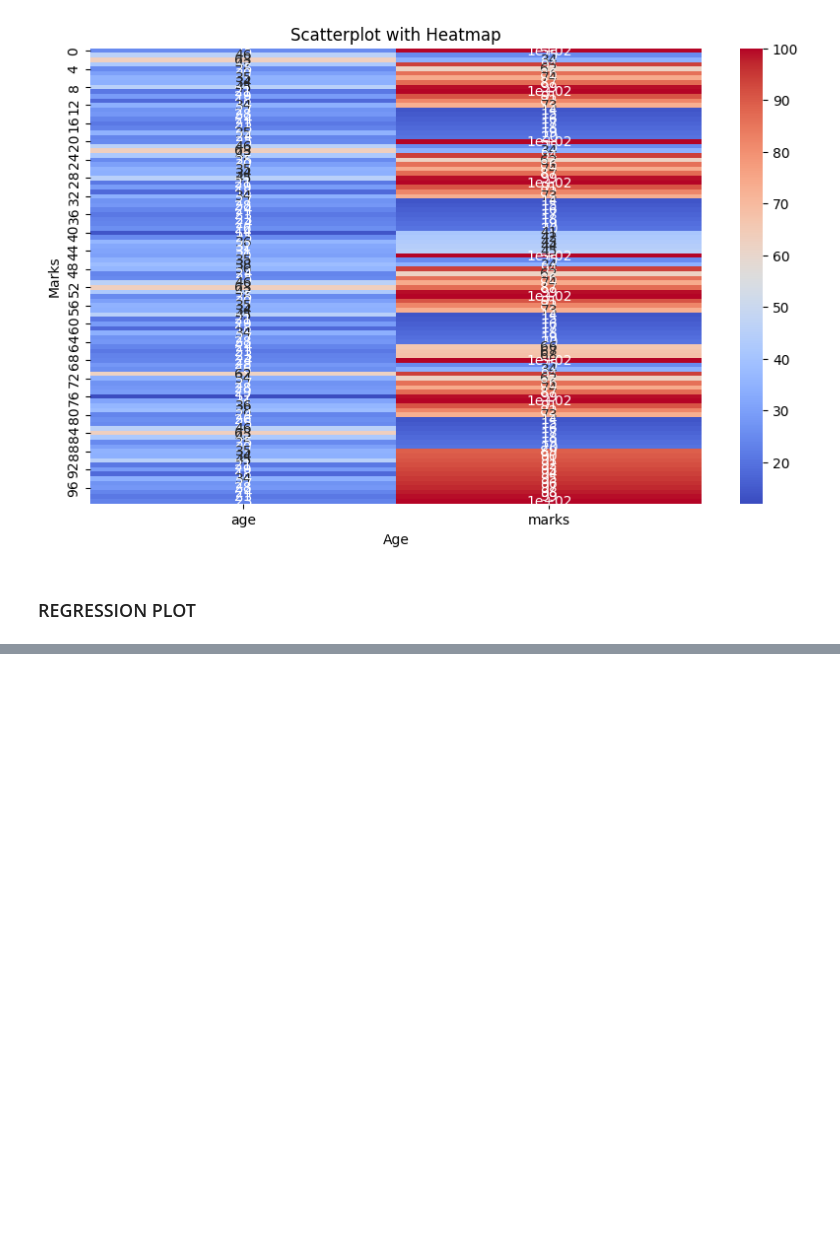
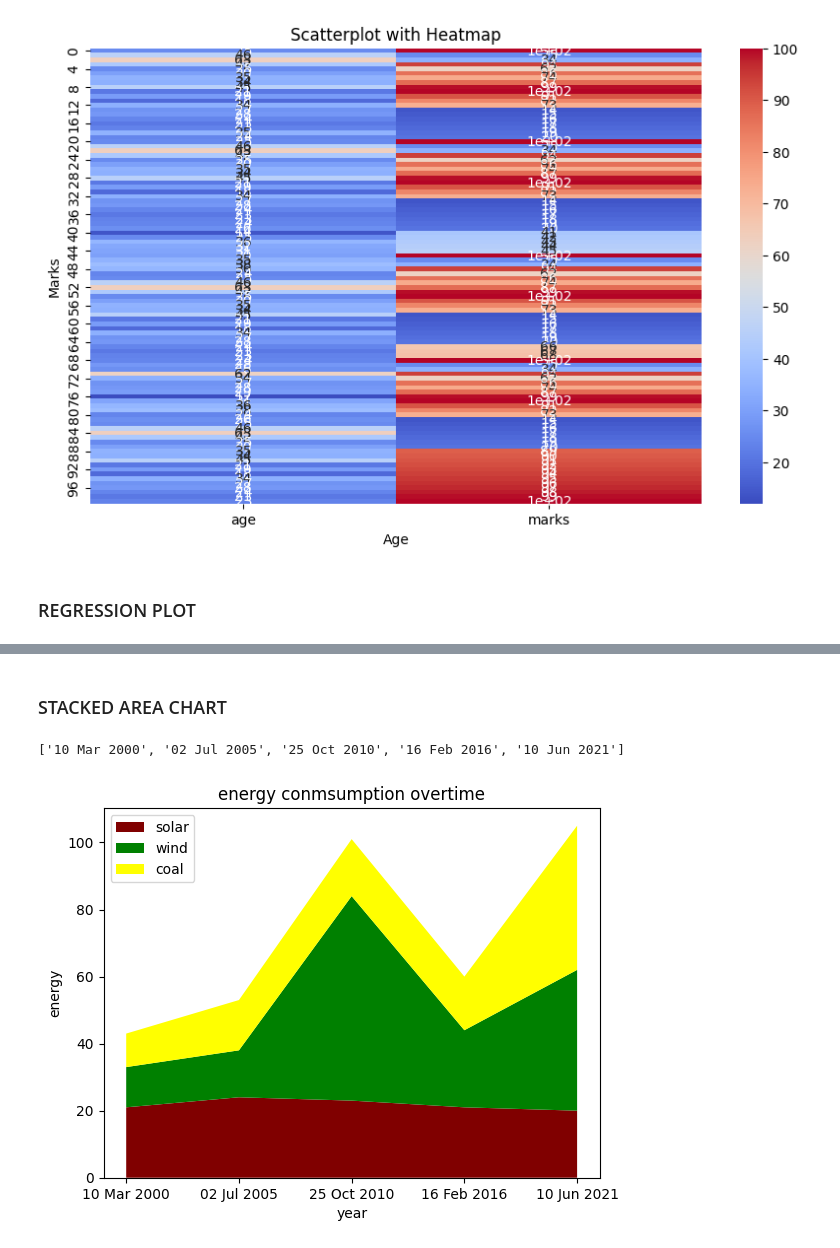
Before and after one commit to NeerajaJayanthy/Data-Visualisation-using-python, a Jupyter notebook: module_1.ipynb, the cells around one changed output, grey strips where cells are left out. Drawn from its saved outputs; the diff is of its cells as text; code cells hidden in the pictures; blank space fills up the shorter version.

```diff
--- a/module_1.ipynb
+++ b/module_1.ipynb
@@ -476,0 +493,28 @@ R^2: 1.00
+# %% [markdown]
+### STACKED AREA CHART
+# %%
+
+import matplotlib.pyplot as plt
+import pandas as pd
+
+# years=pd.date_range(start='10-10-2000',end='10-10-2021',freq='5Y').year.tolist()
+# years=pd.date_range(start='2000',end='2021',freq='5Y').year.tolist()
+years=pd.date_range(start='2000-3-10',end='2021-06-10',periods=5).strftime('%d %b %Y').tolist()
+# years=pd.date_range(start='April 2000',periods=5,freq='5M').strftime('%b %Y').tolist()
+# years=pd.date_range(start='2000-1-10',end='2000-6-10',periods=5).strftime('%b %Y').tolist()
+print(years)
+coal=[10,15,17,16,43]
+wind=[12,14,61,23,42]
+solar=[21,24,23,21,20]
+
+plt.stackplot(years,solar,wind,coal, labels=['solar','wind','coal'],colors=['maroon','green','yellow'])
+
+plt.title('energy conmsumption overtime')
+plt.xlabel('year')
+plt.ylabel('energy')
+plt.legend(loc='upper left')
+
+plt.show()
+# %% [output]
+['10 Mar 2000', '02 Jul 2005', '25 Oct 2010', '16 Feb 2016', '10 Jun 2021']
+[figure, added]
```
Also changed, not shown: parts of 6 cells of this notebook.
